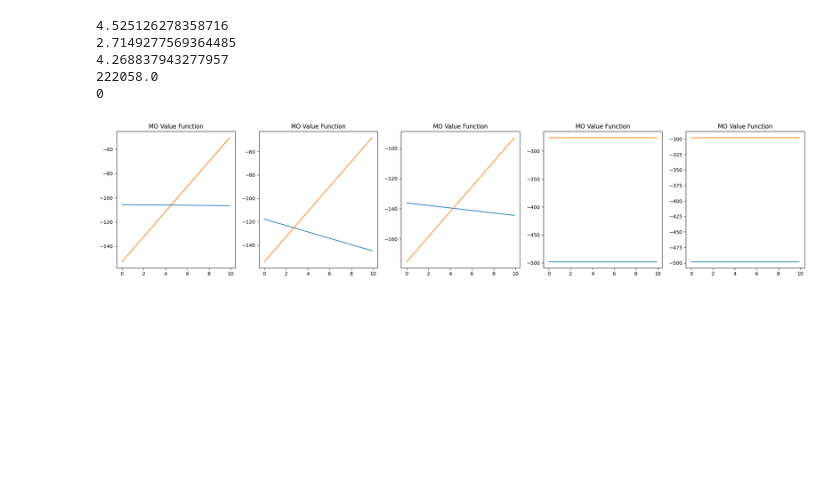
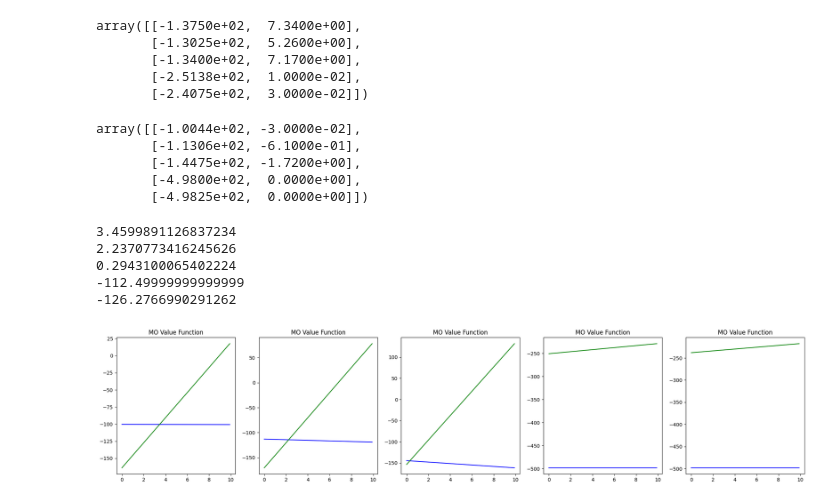
Before and after one commit to maymac00/MAEGG_IPPO, a Jupyter notebook: ols_visualize.ipynb, the cells around one changed output. Drawn from its saved outputs; the diff is of its cells as text; code cells hidden in the pictures; blank space fills up the shorter version.

```diff
--- a/ols_visualize.ipynb
+++ b/ols_visualize.ipynb
@@ -8,7 +10,7 @@ eff_keys = [0, 0.2, 0.6, 1]
 db_keys = [0, 1, 10, 100]
 
 # Create a dictionary dict with all the policies like dict[we][db][eff] = policy
-large_policies = {
+"""large_policies = {
     we: {eff: {db: np.zeros((5,2)) for db in db_keys} for eff in eff_keys} for we in we_keys
 }
 
@@ -43,4 +45,4 @@ for eff in eff_keys:
     for db in db_keys:
         # if empty, copy the policy with we = 10 and db = 0
         if len(large_policies[0][eff][db]) == 0 or (large_policies[0][eff][db] == np.zeros((5,2))).all():
-            large_policies[0][eff][db] = large_policies[10][eff][0]
+            large_policies[0][eff][db] = large_policies[10][eff][0]"""
@@ -63,3 +126,29 @@ array([[-1.05702e+02, -8.80000e-02],
+# %%
+ref_policies_values[0.6][1]
+# %% [output]
+array([[-1.3750e+02,  7.3400e+00],
+       [-1.3025e+02,  5.2600e+00],
+       [-1.3400e+02,  7.1700e+00],
+       [-2.5138e+02,  1.0000e-02],
+       [-2.4075e+02,  3.0000e-02]])
+# %%
+unet_policies_values = {
+    eff: np.zeros((5,2)) for eff in eff_keys
+}
+
+unet_policies_np = df_numpy[df_numpy[:, 2] == 0]
+for i in range(len(unet_policies_np)):
+    eff = unet_policies_np[i][1]
+    unet_policies_values[eff] = np.hstack([unet_policies_np[i][10:15].reshape((5,1)), unet_policies_np[i][15:20].reshape((5,1)) ])
+unet_policies_values[0] = ref_policies_values[0][0]
+unet_policies_values[1] = ref_policies_values[1][0]
+unet_policies_values[0.6]
+# %% [output]
+array([[-1.0044e+02, -3.0000e-02],
+       [-1.1306e+02, -6.1000e-01],
+       [-1.4475e+02, -1.7200e+00],
+       [-4.9800e+02,  0.0000e+00],
+       [-4.9825e+02,  0.0000e+00]])
 # %%
 # Function to get the intersection of two lines represented as f(we) = v0 + we*ve for a two given fixed sets of (v0, ve)
 def get_intersection(v01, ve1, v02, ve2):
@@ -70,36 +159,36 @@ def get_intersection(v01, ve1, v02, ve2):
 # get_intersection(mo_value_w10[2][0], mo_value_w10[2][1], mo_value_w0[2][0], mo_value_w0[2][1])
 # %%
 # Plot values as function of weight w that scales the reward
-policies = large_policies
-
 fig, axs = plt.subplots(1, 5, figsize=(25, 5))
 step = 0.1
 # for ag in mo_value_w10:
 max_weight = 10
 # Subplot for each agent
 x = np.arange(0, max_weight, step)
 w = np.array([np.ones(int(max_weight/step)), np.arange(0, max_weight, step)])
 
-setting = {"eff": 0.6, "db": 10}
-weights = [0, 10]
+setting = {"eff": 0.6, "db": 100}
 for ag in range(5):
     axs[ag].set_title("MO Value Function")
-    for we in weights:
-        p = policies[we][setting["eff"]][setting["db"]]
-        y = np.dot(p[ag], w)
-        axs[ag].plot(x, y)
+    ref = ref_policies_values[setting["eff"]][setting["db"]]
+    unet = unet_policies_values[setting["eff"]]
+    axs[ag].plot(x, np.dot(unet[ag], w), c="blue")
+    axs[ag].plot(x, np.dot(ref[ag], w), c="green")
 
+wes = []
 for ag in range(5):
     # Print intersecctions
-    p1 = policies[0][setting["eff"]][setting["db"]][ag]
-    p2 = policies[10][setting["eff"]][setting["db"]][ag]
-    print(get_intersection(p1[0], p1[1], p2[0], p2[1]))
+    p1 = unet_policies_values[setting["eff"]][ag]
+    p2 = ref_policies_values[setting["eff"]][setting["db"]][ag]
+    inter = get_intersection(p1[0], p1[1], p2[0], p2[1])
+    print(inter)
+    wes.append(inter)
 plt.show()
 # %% [output]
-4.525126278358716
-2.7149277569364485
-4.268837943277957
-222058.0
-0
+3.4599891126837234
+2.2370773416245626
+0.2943100065402224
+-112.49999999999999
+-126.2766990291262
-[figure, old version]
+[figure, new version]
 # %%
```
Also changed, not shown: parts of 11 cells of this notebook, 2 other files.
